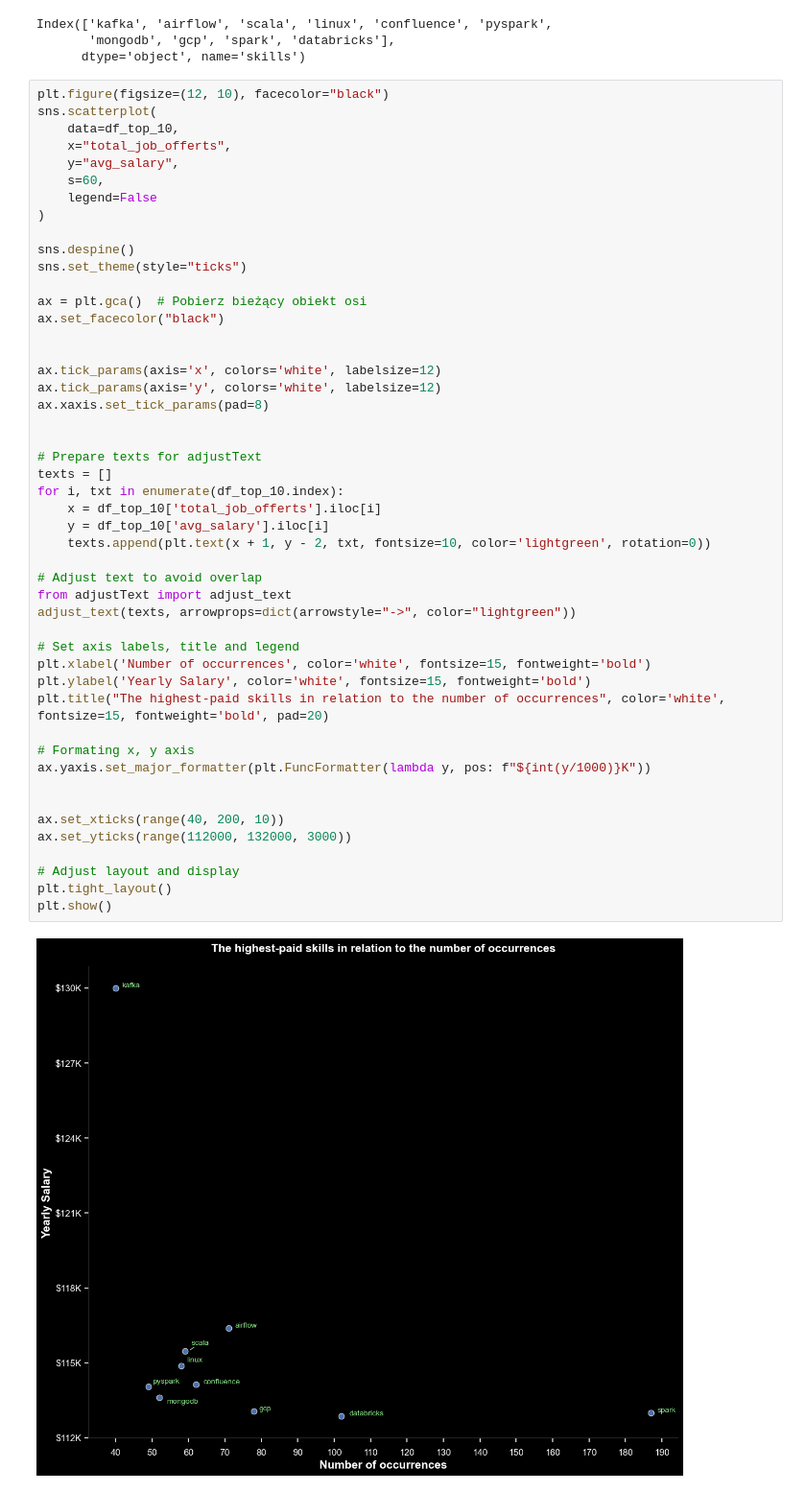
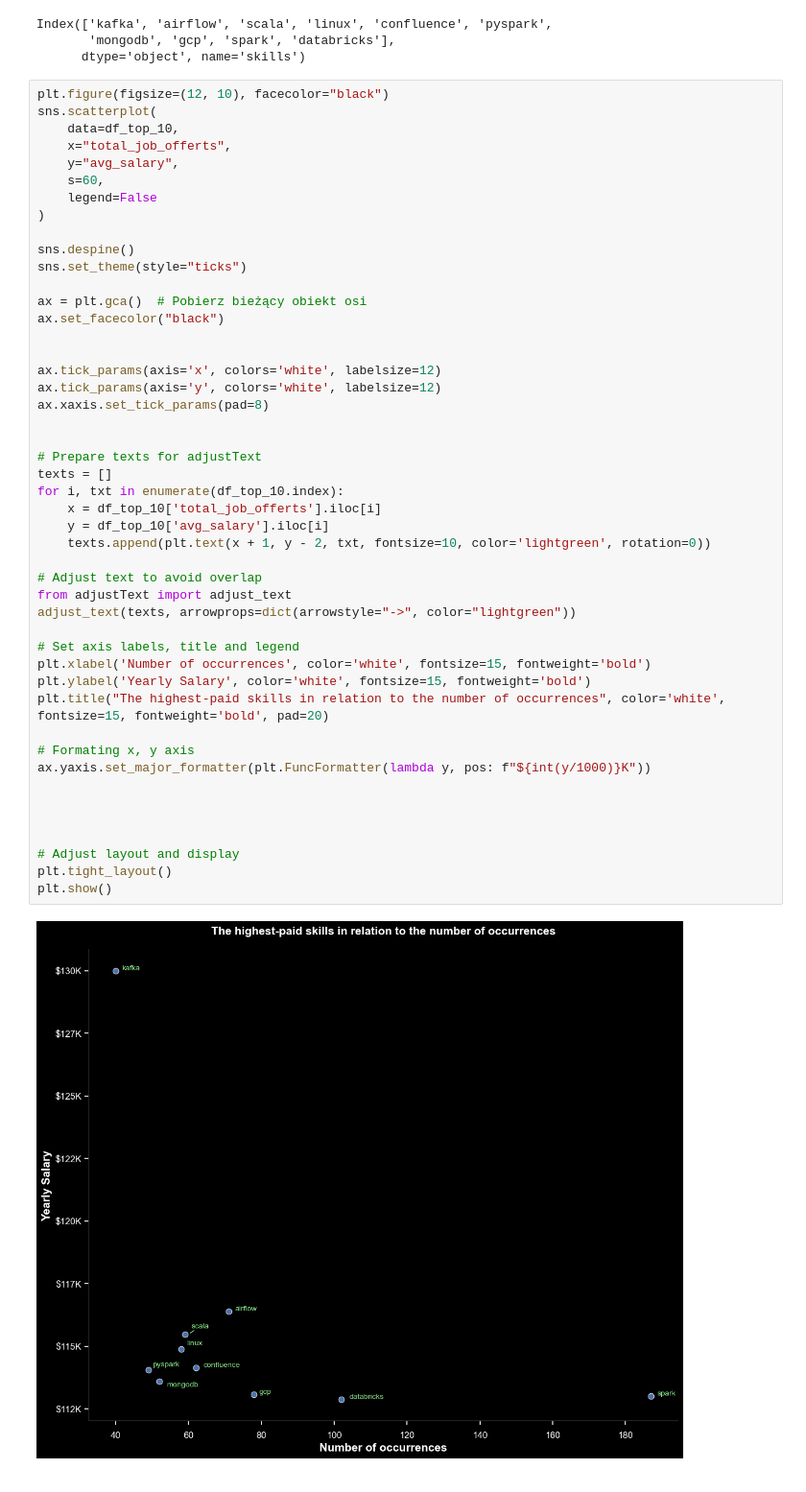
Before and after one commit to TomaszK94/SQL, a Jupyter notebook: Graphs/4_top_skills_based_on_salary.ipynb, the cells around one changed output. Shown at 96% size. Drawn from its saved outputs; the diff is of its cells as text.

Commit message:
4_scatterplot

```diff
--- a/Graphs/4_top_skills_based_on_salary.ipynb
+++ b/Graphs/4_top_skills_based_on_salary.ipynb
@@ -109,33 +109,32 @@ ax.set_facecolor("black")
 ax.tick_params(axis='x', colors='white', labelsize=12)
 ax.tick_params(axis='y', colors='white', labelsize=12)
 ax.xaxis.set_tick_params(pad=8)
 
 
 # Prepare texts for adjustText
 texts = []
 for i, txt in enumerate(df_top_10.index):
     x = df_top_10['total_job_offerts'].iloc[i]
     y = df_top_10['avg_salary'].iloc[i]
     texts.append(plt.text(x + 1, y - 2, txt, fontsize=10, color='lightgreen', rotation=0))
 
 # Adjust text to avoid overlap
 from adjustText import adjust_text
 adjust_text(texts, arrowprops=dict(arrowstyle="->", color="lightgreen"))
 
 # Set axis labels, title and legend
 plt.xlabel('Number of occurrences', color='white', fontsize=15, fontweight='bold')
 plt.ylabel('Yearly Salary', color='white', fontsize=15, fontweight='bold')
 plt.title("The highest-paid skills in relation to the number of occurrences", color='white', fontsize=15, fontweight='bold', pad=20)
 
 # Formating x, y axis
 ax.yaxis.set_major_formatter(plt.FuncFormatter(lambda y, pos: f"${int(y/1000)}K"))
 
 
-ax.set_xticks(range(40, 200, 10))
-ax.set_yticks(range(112000, 132000, 3000))
+
 
 # Adjust layout and display
 plt.tight_layout()
 plt.show()
 # %% [output]
-[figure, old version]
+[figure, new version]
```
